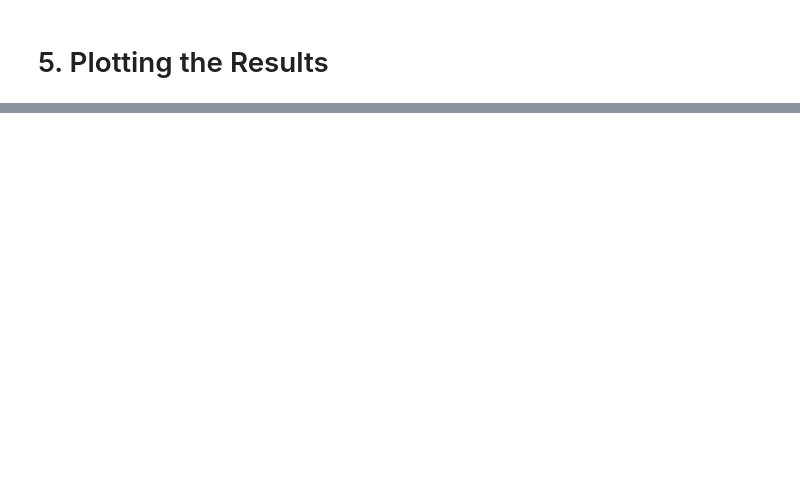
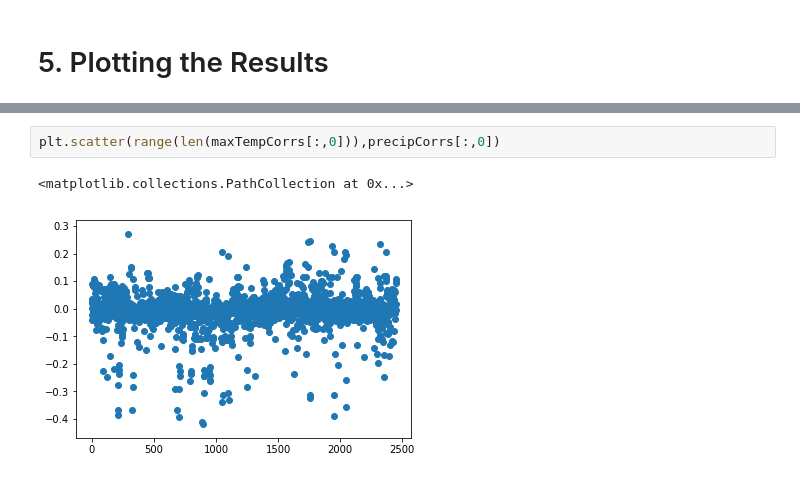
Before and after one commit to giangdip2410/watkins-ay250-s2018-hw, a Jupyter notebook: hw_5/hw_5_assignment.ipynb, the cells around one changed output, grey strips where cells are left out. Cells and saved outputs as stored; diff of their text form; blank space fills up the shorter version.

```diff
--- a/hw_5/hw_5_assignment.ipynb
+++ b/hw_5/hw_5_assignment.ipynb
@@ -311,0 +359,5 @@ for iDiff in range(3):
+# %%
+plt.scatter(range(len(maxTempCorrs[:,0])),precipCorrs[:,0])
+# %% [output]
+<matplotlib.collections.PathCollection at 0x...>
+[figure, added]
```
Also changed, not shown: parts of 14 cells of this notebook.
